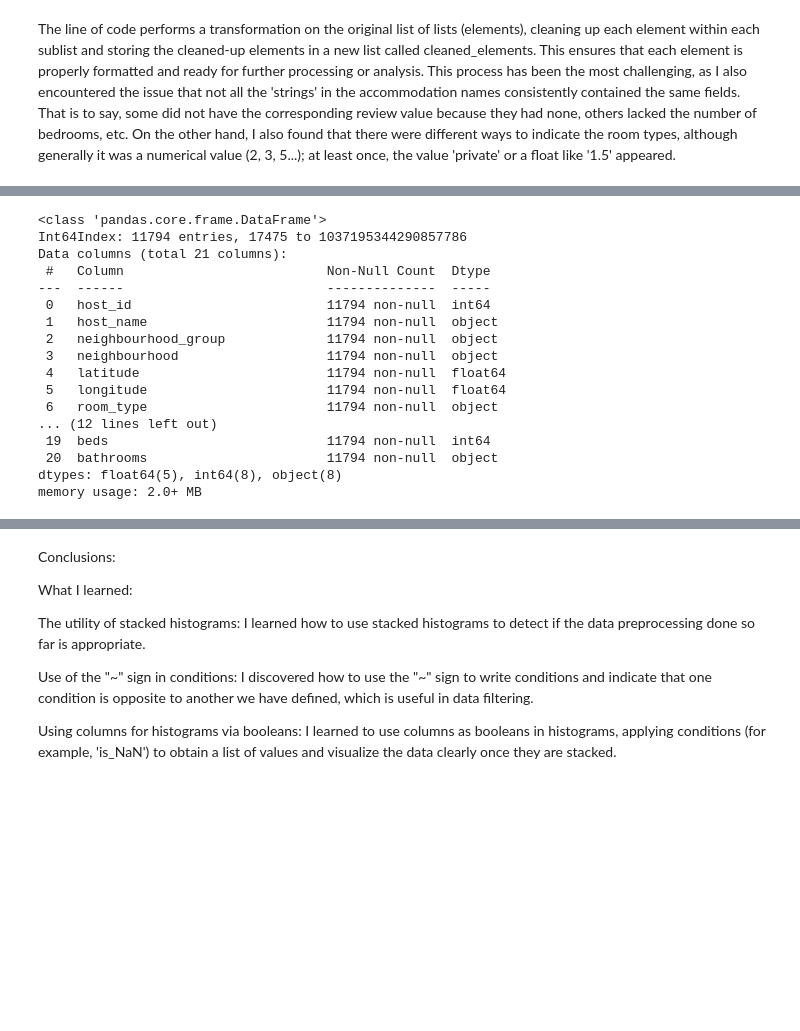
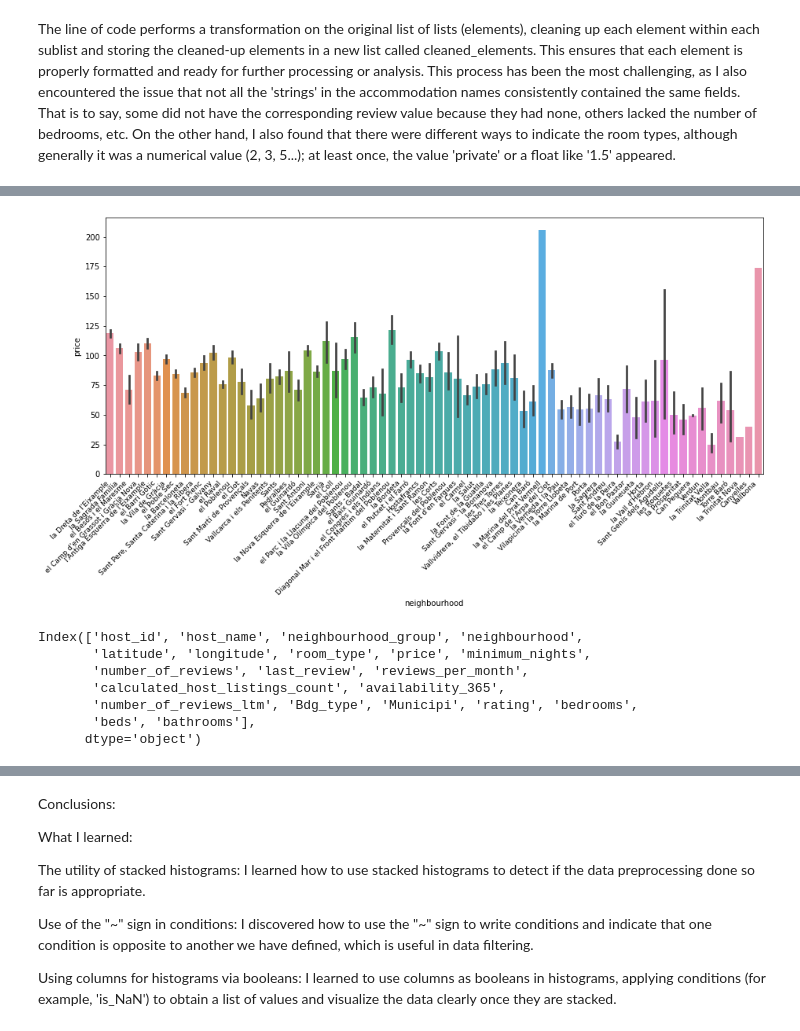
Before and after one commit to lsabe1/milestone3, a Jupyter notebook: milestone_3.ipynb, the cells around one changed output, grey strips where cells are left out. Cells and saved outputs as stored; diff of their text form; code cells hidden in the pictures; blank space fills up the shorter version.

```diff
--- a/milestone_3.ipynb
+++ b/milestone_3.ipynb
@@ -144,20 +176,17 @@ The line of code performs a transformation on the original list of lists (elemen
+# %%
+plt.figure(figsize=(15, 6))
+sns.barplot(x=airbnb_data.neighbourhood, y=airbnb_data['price'])
+plt.xticks(rotation=45, ha = 'right',fontsize=9)
+plt.show()
+# %% [output]
+[figure, added]
 # %%
-airbnb_data.info()
+airbnb_data.columns
 # %% [output]
-<class 'pandas.core.frame.DataFrame'>
-Int64Index: 11794 entries, 17475 to 1037195344290857786
-Data columns (total 21 columns):
- #   Column                          Non-Null Count  Dtype
----  ------                          --------------  -----
- 0   host_id                         11794 non-null  int64
- 1   host_name                       11794 non-null  object
- 2   neighbourhood_group             11794 non-null  object
- 3   neighbourhood                   11794 non-null  object
- 4   latitude                        11794 non-null  float64
- 5   longitude                       11794 non-null  float64
- 6   room_type                       11794 non-null  object
-... (12 lines left out)
- 19  beds                            11794 non-null  int64
- 20  bathrooms                       11794 non-null  object
-dtypes: float64(5), int64(8), object(8)
-memory usage: 2.0+ MB
+Index(['host_id', 'host_name', 'neighbourhood_group', 'neighbourhood',
+       'latitude', 'longitude', 'room_type', 'price', 'minimum_nights',
+       'number_of_reviews', 'last_review', 'reviews_per_month',
+       'calculated_host_listings_count', 'availability_365',
+       'number_of_reviews_ltm', 'Bdg_type', 'Municipi', 'rating', 'bedrooms',
+       'beds', 'bathrooms'],
+      dtype='object')
```
Also changed, not shown: parts of 13 cells of this notebook.
